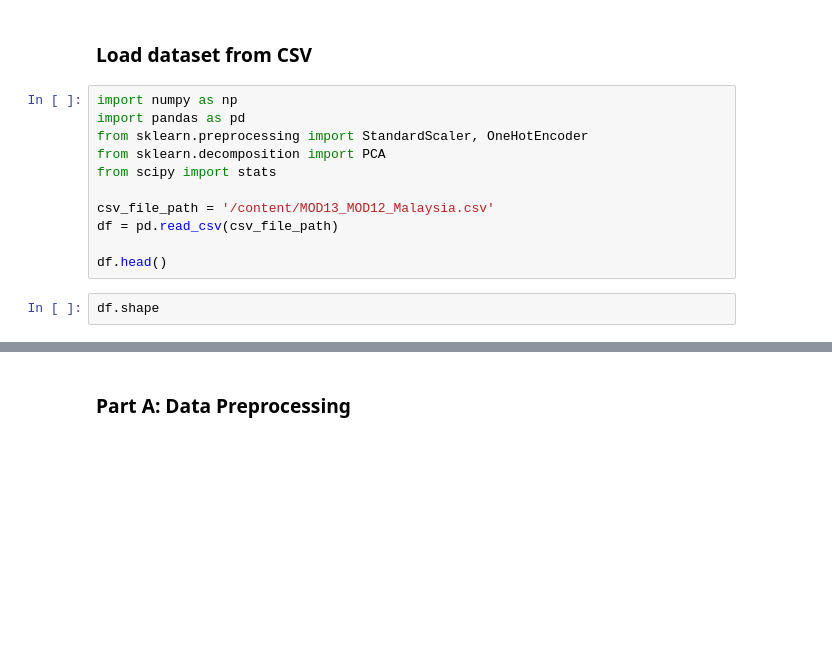
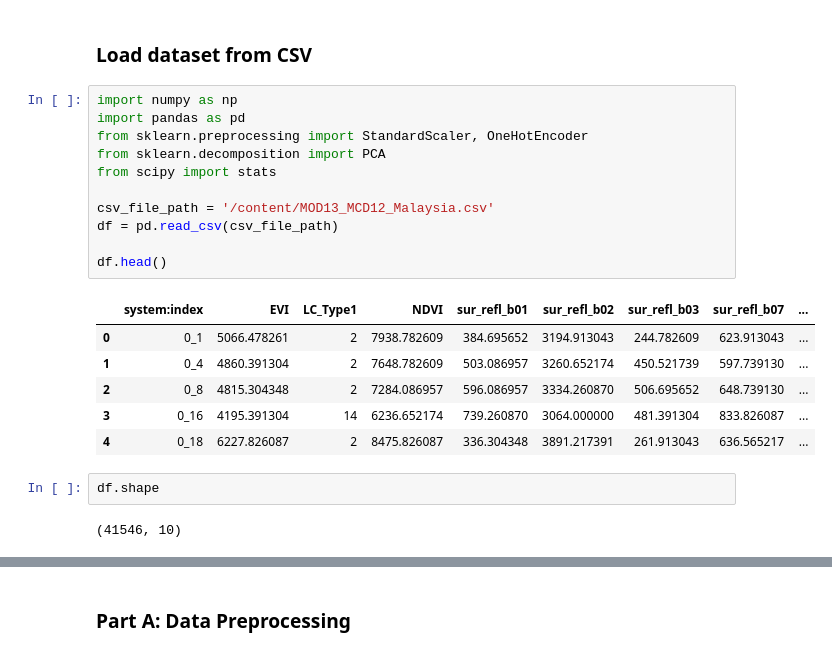
Before and after one commit to rigelyinwun/Prediction-of-Vegetation-Indices, a Jupyter notebook: Machine Learning Assignment.ipynb, the cells around one changed output, grey strips where cells are left out. Cells and saved outputs as stored; diff of their text form; blank space fills up the shorter version.

```diff
--- a/Machine Learning Assignment.ipynb
+++ b/Machine Learning Assignment.ipynb
@@ -156,16 +158,25 @@ print(task.status())
 # %%
 import numpy as np
 import pandas as pd
 from sklearn.preprocessing import StandardScaler, OneHotEncoder
 from sklearn.decomposition import PCA
 from scipy import stats
 
-csv_file_path = '/content/MOD13_MOD12_Malaysia.csv'
+csv_file_path = '/content/MOD13_MCD12_Malaysia.csv'
 df = pd.read_csv(csv_file_path)
 
 df.head()
+# %% [output]
+|  | system:index | EVI | LC_Type1 | NDVI | sur_refl_b01 | sur_refl_b02 | sur_refl_b03 | sur_refl_b07 | ... |
+| 0 | 0_1 | 5066.478261 | 2 | 7938.782609 | 384.695652 | 3194.913043 | 244.782609 | 623.913043 | ... |
+| 1 | 0_4 | 4860.391304 | 2 | 7648.782609 | 503.086957 | 3260.652174 | 450.521739 | 597.739130 | ... |
+| 2 | 0_8 | 4815.304348 | 2 | 7284.086957 | 596.086957 | 3334.260870 | 506.695652 | 648.739130 | ... |
+| 3 | 0_16 | 4195.391304 | 14 | 6236.652174 | 739.260870 | 3064.000000 | 481.391304 | 833.826087 | ... |
+| 4 | 0_18 | 6227.826087 | 2 | 8475.826087 | 336.304348 | 3891.217391 | 261.913043 | 636.565217 | ... |
 # %%
 df.shape
+# %% [output]
+(41546, 10)
 # %%
 year_counts = df.groupby('year').size().reset_index(name='count')
 year_counts
```
Also changed, not shown: parts of 31 cells of this notebook.
